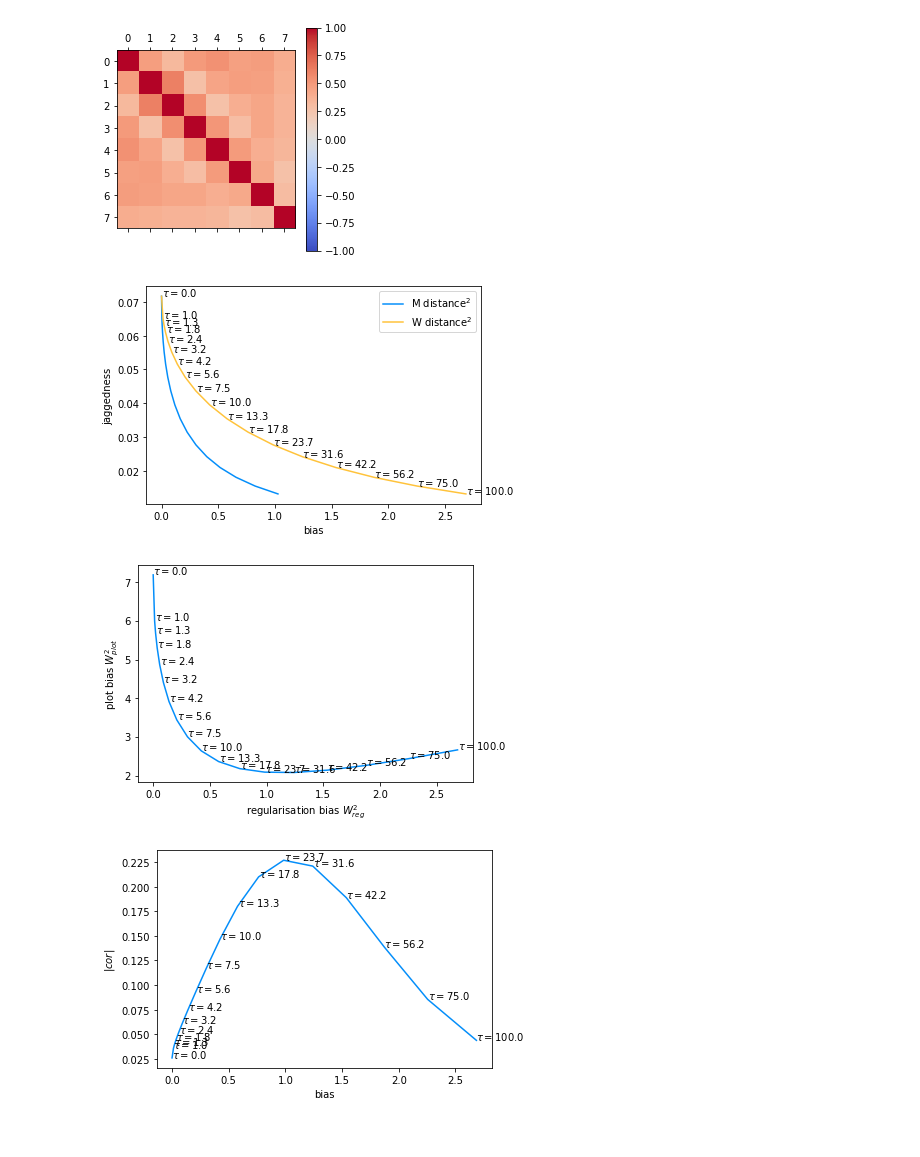
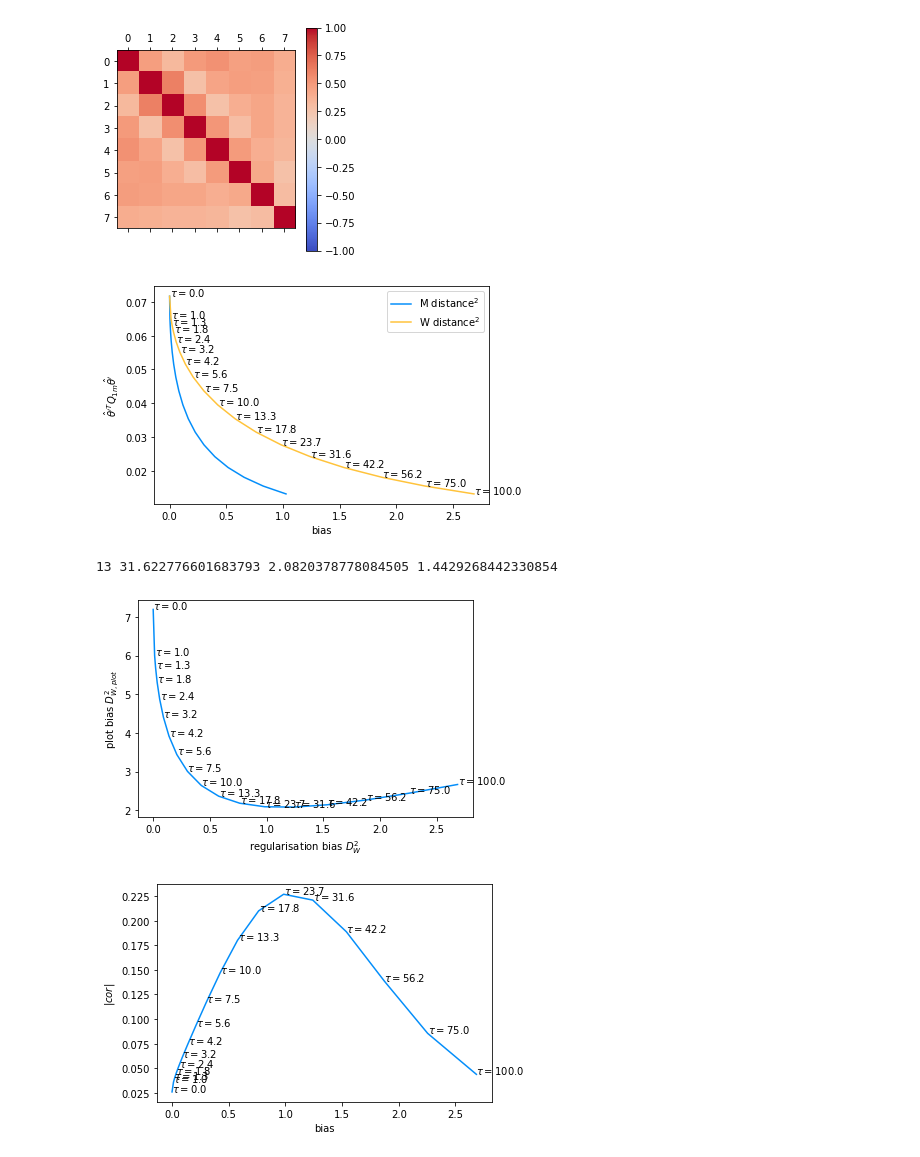
Before and after one commit to ast0815/regularisation, a Jupyter notebook: T2K_dpT.ipynb, the cells around one changed output. Saved outputs shown, nothing was run; the diff lists cells and outputs as text; code cells hidden in the pictures.

```diff
--- a/T2K_dpT.ipynb
+++ b/T2K_dpT.ipynb
@@ -98,7 +97,7 @@ plt.colorbar()
 [figure]
 # %%
 for x, tau in zip(regularised_list, tau_list):
-    plt.stairs(x, bins, label=fr"$\tau = {tau:3.1f}$")
+    plt.stairs(x, bins, label=rf"$\tau = {tau:3.1f}$")
 plt.stairs(*pre_regularised_h, label="pre-reg", linewidth=2, linestyle="dashed")
 plt.legend(ncol=2)
 # %% [output]
@@ -116,7 +115,7 @@ plt.plot(bias, jaggedness)
 plt.xlabel("bias")
 plt.ylabel("jaggedness")
 for x, y, tau in zip(bias, jaggedness, tau_list):
-    plt.annotate(fr"$\tau = {tau:.1f}$", (x, y))
+    plt.annotate(rf"$\tau = {tau:.1f}$", (x, y))
 # %% [output]
 [figure]
 # %%
@@ -161,26 +160,30 @@ for x, cov in zip(regularised_list, cov_list):
 # %%
 plt.plot(bias, jaggedness, label="M distance$^2$")
 plt.plot(dist, jaggedness, label="W distance$^2$")
 plt.legend()
 plt.xlabel("bias")
-plt.ylabel("jaggedness")
+plt.ylabel(r"${\hat\theta}'^T Q_{1m} {\hat\theta}'$")
 for x, y, tau in zip(dist, jaggedness, tau_list):
-    plt.annotate(fr"$\tau = {tau:.1f}$", (x, y))
+    plt.annotate(rf"$\tau = {tau:.1f}$", (x, y))
+plt.savefig("figures/L-curve.pdf")
 # %% [output]
-[figure, old version]
+[figure, new version]
 # %%
 plt.plot(dist, diag_dist)
-plt.xlabel("regularisation bias $W^2_{reg}$")
-plt.ylabel("plot bias $W^2_{plot}$")
+plt.xlabel("regularisation bias $D^2_W$")
+plt.ylabel("plot bias $D^2_{W,plot}$")
 i_W = 0
 best = np.inf
 for i, (x, y, tau) in enumerate(zip(dist, diag_dist, tau_list)):
-    plt.annotate(fr"$\tau = {tau:.1f}$", (x, y))
+    plt.annotate(rf"$\tau = {tau:.1f}$", (x, y))
     if y < best:
         best = y
         i_W = i
+plt.savefig("figures/plot-L-curve.pdf")
+print(i_W, tau_list[i_W], best, np.sqrt(best))
 # %% [output]
+13 31.622776601683793 2.0820378778084505 1.4429268442330854
-[figure, old version]
+[figure, new version]
 # %%
 plt.plot(dist, cor_det_list)
 plt.xlabel("bias")
```
Also changed, not shown: parts of 7 cells of this notebook, 5 other files.
